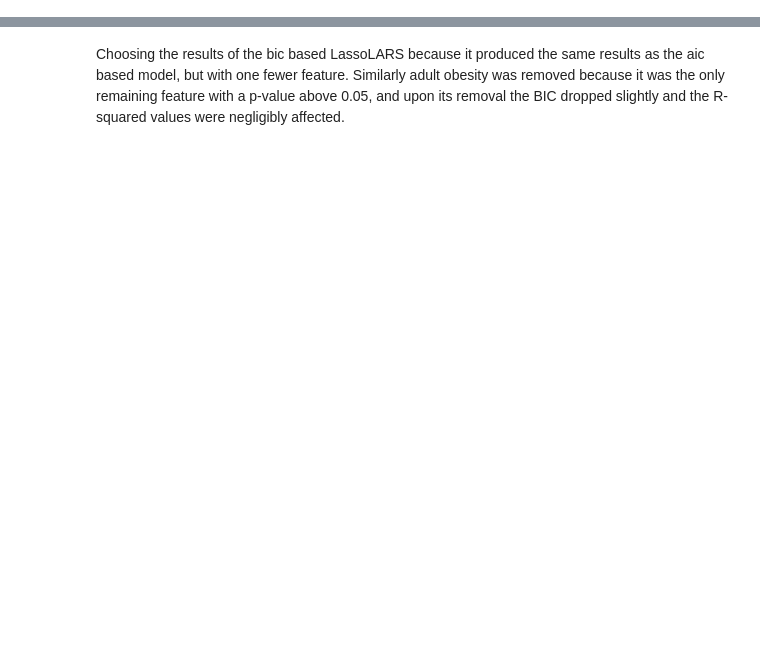
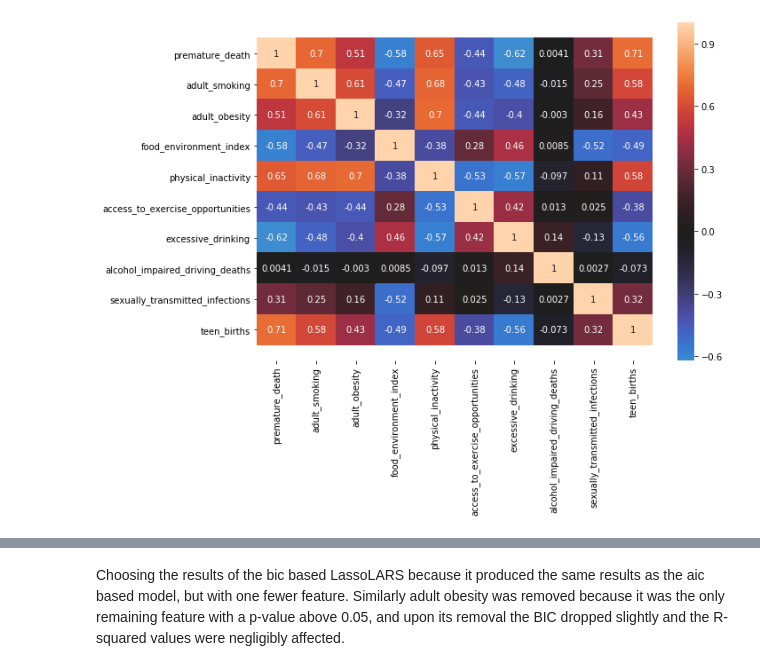
Before and after one commit to NathanVenos/Predicting-Premature-Death-with-County-level-Health-Factors, a Jupyter notebook: 2_Feature_Selection.ipynb, the cells around one changed output, grey strips where cells are left out. Drawn from its saved outputs; the diff is of its cells as text; code cells hidden in the pictures; blank space fills up the shorter version.

```diff
--- a/2_Feature_Selection.ipynb
+++ b/2_Feature_Selection.ipynb
@@ -233,0 +46,15 @@ Name: premature_death, dtype: float64
+# %%
+# defining the target column and and columns of non-feature data
+target_var = ["premature_death"]
+admin_vars = ["statecode", "countycode", "fipscode",
+              "state", "county", "year", "county_ranked"]
+feature_vars = health_behaviors+clinical_care+socio_econ_environ+phys_environ
+# %%
+# creating training and testing data
+target = cleaned_county_data[target_var]
+features = cleaned_county_data.drop(columns=admin_vars+target_var)
+
+X_train, X_test, y_train, y_test = train_test_split(features,
+                                                    target,
+                                                    random_state=12,
+                                                    test_size=.2)
@@ -233,0 +138,9 @@ Name: premature_death, dtype: float64
+# %%
+# plotting correlation heatmaps for each group of features along with the target
+# as well as a heatmap of them all
+fig, ax = plt.subplots(figsize = (10, 7))
+sns.heatmap(train[target_var+health_behaviors].corr(),
+           center = 0, annot = True)
+ax.set_ylim(len(target_var+health_behaviors)+0.5, -0.5);
+# %% [output]
+[figure, added]
```
Also changed, not shown: parts of 97 cells of this notebook.
